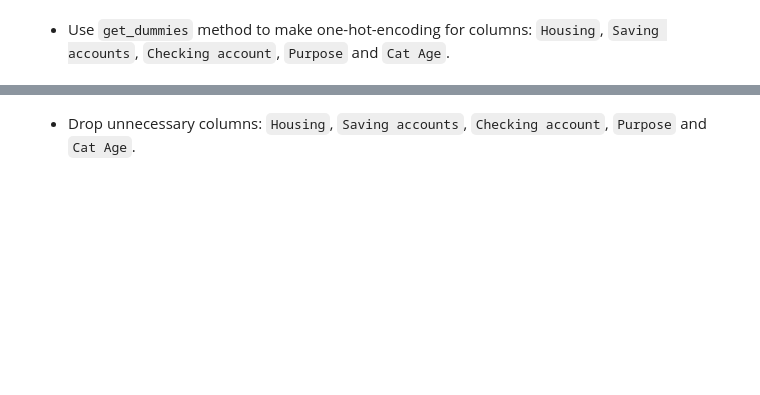
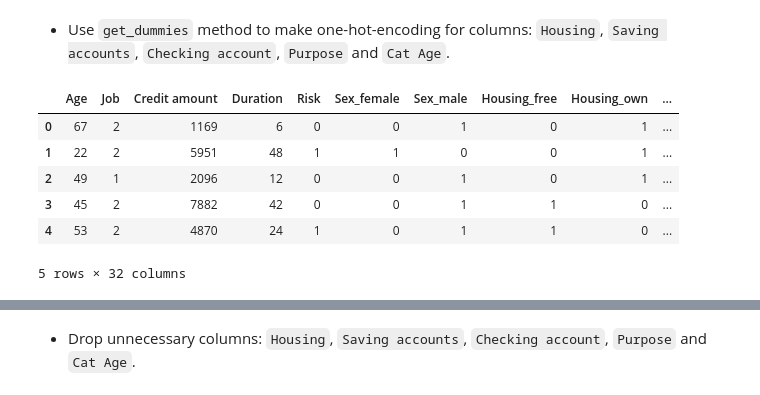
Before and after one commit to nguyenngocbinh/QAI, a Jupyter notebook: Day4/Exercise Day 4/EnsembleLearning/ensemble-learning-exercise1.ipynb, the cells around one changed output, grey strips where cells are left out. Saved outputs shown, nothing was run; the diff lists cells and outputs as text; code cells hidden in the pictures; blank space fills up the shorter version.

```diff
--- a/Day4/Exercise Day 4/EnsembleLearning/ensemble-learning-exercise1.ipynb
+++ b/Day4/Exercise Day 4/EnsembleLearning/ensemble-learning-exercise1.ipynb
@@ -5,7 +5,12 @@ Using data `german_credit_data.csv` from the previous lesson, build ensemble lea
 * Import all the Python dependencies you will be needing for this exercise.
 # %%
 # YOUR CODE HERE
+import pandas as pd
+
+df = pd.read_csv('german_credit_data.csv')
 # %% [markdown]
 * Load the dataset in a DataFrame object.
 # %%
 # YOUR CODE HERE
+df = df.loc[:, ~df.columns.str.contains('^Unnamed')]
+df.head()
@@ -60,3 +67,6 @@ memory usage: 85.9+ KB
 * Label encoding for columns `Sex` and `Risk`.
 # %%
 # YOUR CODE HERE
+import numpy as np
+df['Risk'] = np.where(df['Risk']=='bad', 1, 0)
+df.head()
@@ -73,3 +83,5 @@ memory usage: 85.9+ KB
 * Convert age to category, add to new column `Cat Age`.
 # %%
 # YOUR CODE HERE
+df['Cat Age'] = pd.cut(x=df['Age'], bins=[0, 25, 30, 35, 40, 45, 50, 75])
+df.head()
@@ -86,5 +98,15 @@ memory usage: 85.9+ KB
 * Use `get_dummies` method to make one-hot-encoding for columns: `Housing`, `Saving accounts`, `Checking account`, `Purpose` and `Cat Age`.
 # %%
 # YOUR CODE HERE
+df = pd.get_dummies(df, columns=['Sex','Housing', 'Saving accounts', 'Checking account', 'Purpose', 'Cat Age'])
+df.head()
+# %% [output]
+|  | Age | Job | Credit amount | Duration | Risk | Sex_female | Sex_male | Housing_free | Housing_own | ... |
+| 0 | 67 | 2 | 1169 | 6 | 0 | 0 | 1 | 0 | 1 | ... |
+| 1 | 22 | 2 | 5951 | 48 | 1 | 1 | 0 | 0 | 1 | ... |
+| 2 | 49 | 1 | 2096 | 12 | 0 | 0 | 1 | 0 | 1 | ... |
+| 3 | 45 | 2 | 7882 | 42 | 0 | 0 | 1 | 1 | 0 | ... |
+| 4 | 53 | 2 | 4870 | 24 | 1 | 0 | 1 | 1 | 0 | ... |
+5 rows × 32 columns
 # %%
 # DON'T WRITE HERE
```
Also changed, not shown: parts of 27 cells of this notebook, 2 other files.
